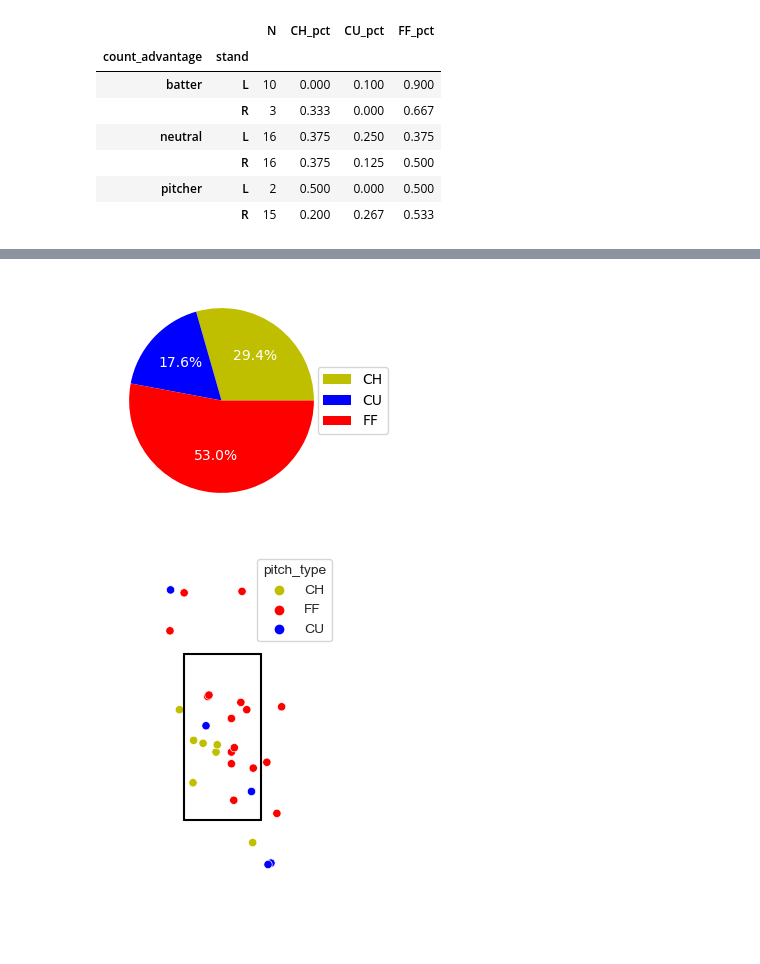
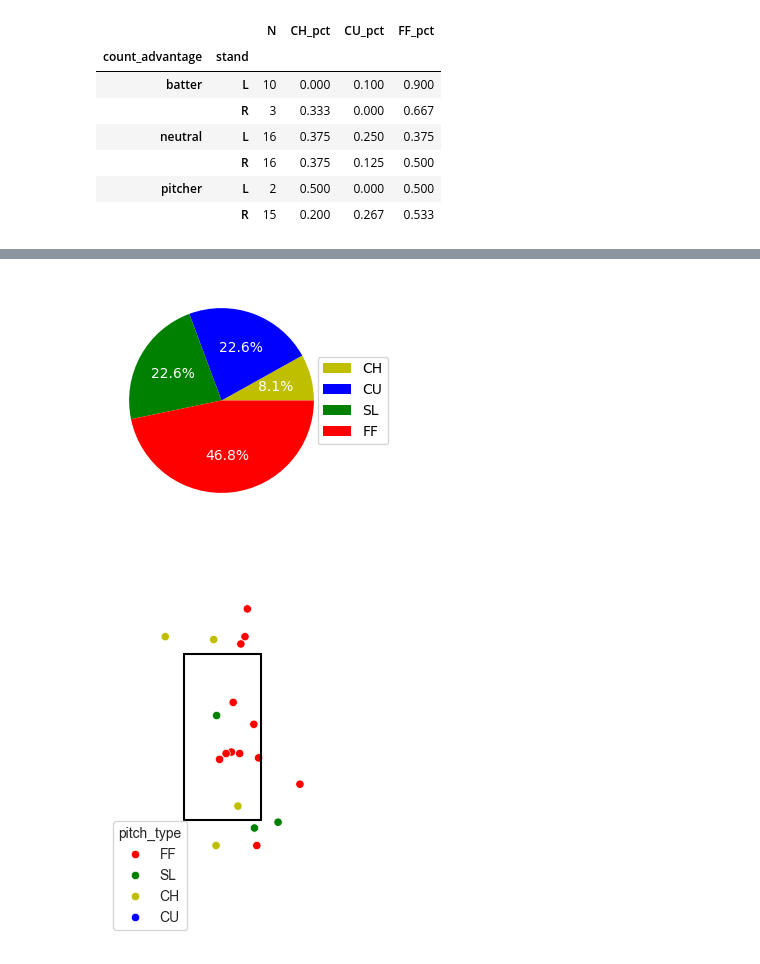
Before and after one commit to jackhinde/baycats, a Jupyter notebook: pitcher_report_helper.ipynb, the cells around one changed output, grey strips where cells are left out. Drawn from its saved outputs; the diff is of its cells as text; code cells hidden in the pictures.

Commit message:
Changes to pitcher helper to make possible for any pitcher

```diff
--- a/pitcher_report_helper.ipynb
+++ b/pitcher_report_helper.ipynb
@@ -31,12 +59,13 @@ game_data['CU'] = game_data['CU'].replace({True: 1, False: 0})
 game_data['FF'] = game_data['pitch_type'] == 'FF'
 game_data['FF'] = game_data['FF'].replace({True: 1, False: 0})
 # %%
-delugo_data = game_data[game_data['pitcher'] == 'Ricardo DeLugo']
+pitcher_data = game_data[(game_data['pitcher'] == 'Sam Greene') & (game_data['pitch_type'] != 'UN')]
 # %%
-delugo_stand_pct = delugo_data.groupby('stand').agg(
+pitcher_stand_pct = pitcher_data.groupby('stand').agg(
     N=pd.NamedAgg(column='game_pk', aggfunc='size'),
     CH_pct=pd.NamedAgg(column='CH', aggfunc='mean'),
     CU_pct=pd.NamedAgg(column='CU', aggfunc='mean'),
-    FF_pct=pd.NamedAgg(column='FF', aggfunc='mean')).round({'N': 1, 'CH_pct': 3, 'CU_pct': 3, 'FF_pct': 3})
-delugo_stand_pct
+    SL_pct=pd.NamedAgg(column='SL', aggfunc='mean'),
+    FF_pct=pd.NamedAgg(column='FF', aggfunc='mean')).round({'N': 1, 'CH_pct': 3, 'CU_pct': 3, 'SL_pct': 3, 'FF_pct': 3})
+pitcher_stand_pct
 # %% [output]
@@ -117,5 +150,5 @@ delugo_data.groupby(['count_advantage', 'stand']).agg(
 | pitcher | L | 2 | 0.500 | 0.000 | 0.500 |
 |  | R | 15 | 0.200 | 0.267 | 0.533 |
 # %%
-LHB_pie_data = delugo_stand_pct[delugo_stand_pct.index.isin(['L'])].values.tolist()[0]
-RHB_pie_data = delugo_stand_pct[delugo_stand_pct.index.isin(['R'])].values.tolist()[0]
+LHB_pie_data = pitcher_stand_pct[pitcher_stand_pct.index.isin(['L'])].values.tolist()[0]
+RHB_pie_data = pitcher_stand_pct[pitcher_stand_pct.index.isin(['R'])].values.tolist()[0]
@@ -124,2 +155,2 @@ RHB_pie_data = delugo_stand_pct[delugo_stand_pct.index.isin(['R'])].values.tolis
 # %%
-pitch_types = ['CH', 'CU', 'FF']
+pitch_types = ['CH', 'CU', 'SL', 'FF']
@@ -141,24 +172,24 @@ plt.show()
 # %%
 fig, ax = plt.subplots(figsize=(6, 3))
 def func(pct, allvals):
     absolute = int(np.round(pct/100.*np.sum(allvals)))
     return f"{pct:.1f}%"
-wedges, texts, autotexts = ax.pie(RHB_pie_data[1:4],
-                                  colors=['y', 'b', 'r'],
+wedges, texts, autotexts = ax.pie(RHB_pie_data[1:5],
+                                  colors=['y', 'b', 'g', 'r'],
                                   autopct=lambda pct: func(pct, RHB_pie_data),
                                   textprops=dict(color="w"))
 ax.legend(wedges, pitch_types,
           loc="right",
           bbox_to_anchor=(0.75, 0, 0.5, 1))
 plt.show()
 # %% [output]
-[figure, old version]
+[figure, new version]
 # %%
 sns.set_style('white');
 fig, ax = plt.subplots(figsize=(3, 5))
 sns.scatterplot(
-    data=delugo_data[delugo_data['stand'] == 'L'], x="plate_x", y="plate_z", hue="pitch_type",
-    palette={'CH': 'y', 'CU': 'b', 'FF': 'r'});
+    data=pitcher_data[pitcher_data['stand'] == 'L'], x="plate_x", y="plate_z", hue="pitch_type",
+    palette={'CH': 'y', 'CU': 'b', 'SL': 'g', 'FF': 'r'});
 plt.plot([-9.97/12, 9.97/12], [44.08/12, 44.08/12], color='k');
 plt.plot([9.97/12, 9.97/12], [18.29/12, 44.08/12], color='k');
 plt.plot([-9.97/12, 9.97/12], [18.29/12, 18.29/12], color='k');
@@ -172,7 +203,7 @@ sns.despine(fig=fig, top=True, bottom=True, left=True, right=True);
 
 plt.show()
 # %% [output]
-[figure, old version]
+[figure, new version]
 # %%
 sns.set_style('white')
 fig, ax = plt.subplots(figsize=(3, 5))
```
Also changed, not shown: parts of 17 cells of this notebook.
